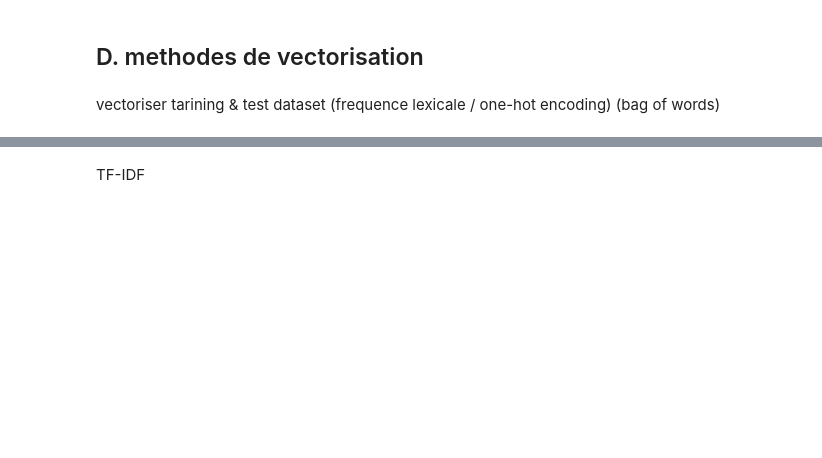
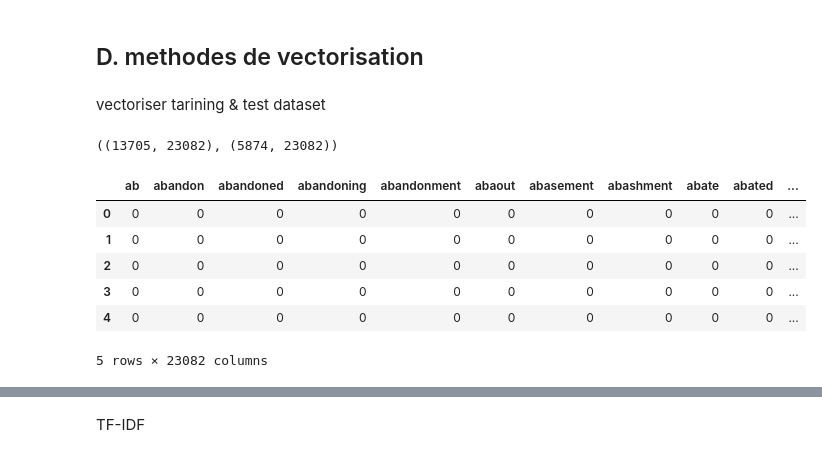
Before and after one commit to amaliahm/NLP_labs, a Jupyter notebook: Tp2/tp2.ipynb, the cells around one changed output, grey strips where cells are left out. Cells and saved outputs as stored; diff of their text form; code cells hidden in the pictures; blank space fills up the shorter version.

```diff
--- a/Tp2/tp2.ipynb
+++ b/Tp2/tp2.ipynb
@@ -72,7 +55,7 @@ df.head()
 # %% [markdown]
  tarining & test dataset
 # %%
-x_train, x_test, y_train, y_test = train_test_split(df['text'], df['author_encoded'], test_size=0.3, random_state=0, stratify = df['author_encoded'].values)
+x_train, x_test, y_train, y_test = train_test_split(df['text'], df['author_encoded'], test_size=0.3, random_state=0, stratify = df['author_encoded'])
 # %% [markdown]
 obtenir une repartition similaire dans chaque classe du dataset
 # %%
@@ -102,10 +85,25 @@ Name: count, dtype: float64
 # %% [markdown]
 ## D. methodes de vectorisation
 # %% [markdown]
-vectoriser tarining & test dataset (frequence lexicale / one-hot encoding) (bag of words)
+vectoriser tarining & test dataset
 # %%
 # binary false for frequence lexicale, binary true for one-hot encoding
 count_vectorizer = CountVectorizer(binary=False,analyzer= 'word', stop_words='english')
 # %%
 x_train_cv = count_vectorizer.fit_transform(x_train)
 x_test_cv = count_vectorizer.transform(x_test)
+# %%
+x_train_cv.shape, x_test_cv.shape
+# %% [output]
+((13705, 23082), (5874, 23082))
+# %%
+x_train_cv = pd.DataFrame(data = x_train_cv.toarray(), columns = count_vectorizer.get_feature_names_out())
+x_train_cv.head()
+# %% [output]
+|  | ab | abandon | abandoned | abandoning | abandonment | abaout | abasement | abashment | abate | abated | ... |
+| 0 | 0 | 0 | 0 | 0 | 0 | 0 | 0 | 0 | 0 | 0 | ... |
+| 1 | 0 | 0 | 0 | 0 | 0 | 0 | 0 | 0 | 0 | 0 | ... |
+| 2 | 0 | 0 | 0 | 0 | 0 | 0 | 0 | 0 | 0 | 0 | ... |
+| 3 | 0 | 0 | 0 | 0 | 0 | 0 | 0 | 0 | 0 | 0 | ... |
+| 4 | 0 | 0 | 0 | 0 | 0 | 0 | 0 | 0 | 0 | 0 | ... |
+5 rows × 23082 columns
```
Also changed, not shown: parts of 25 cells of this notebook, 3 other files.
